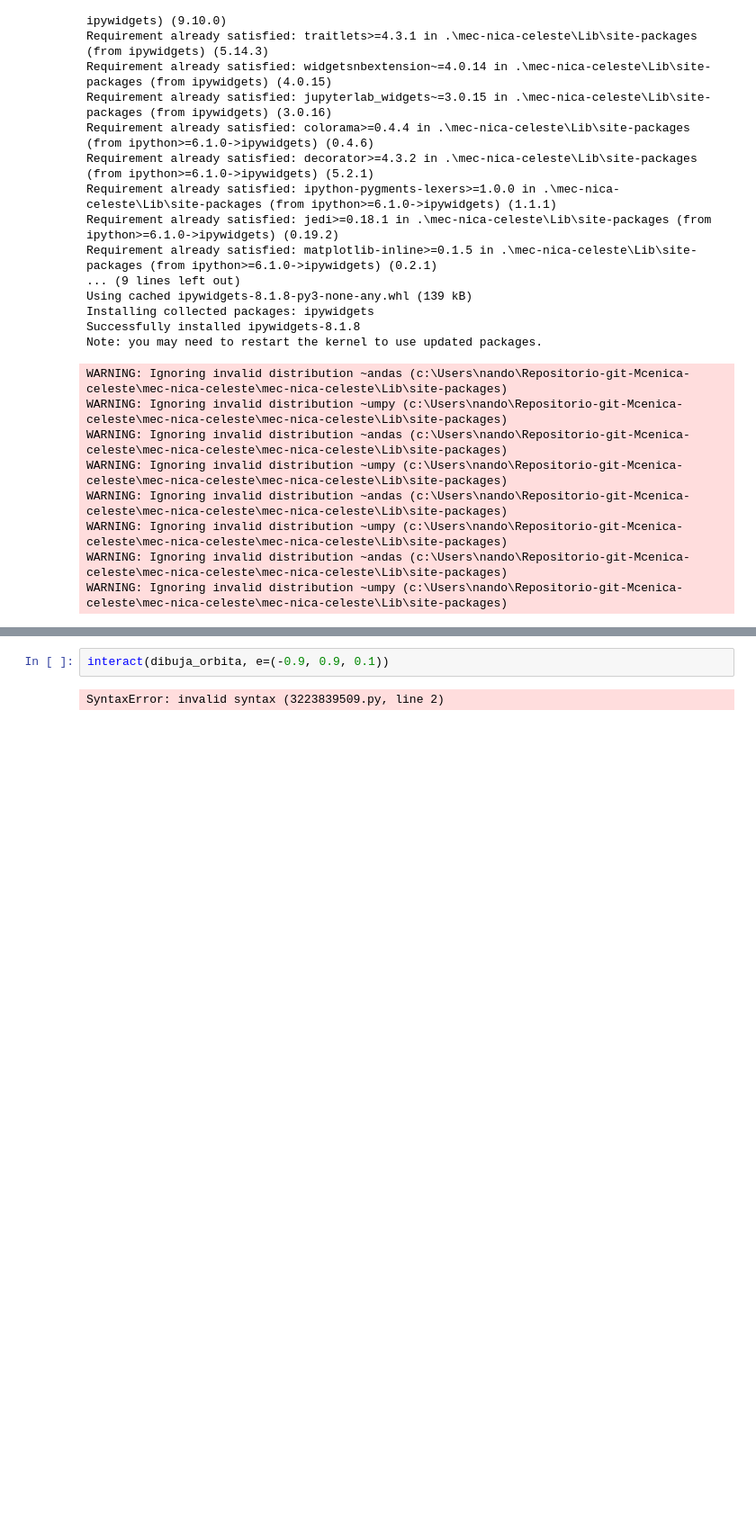
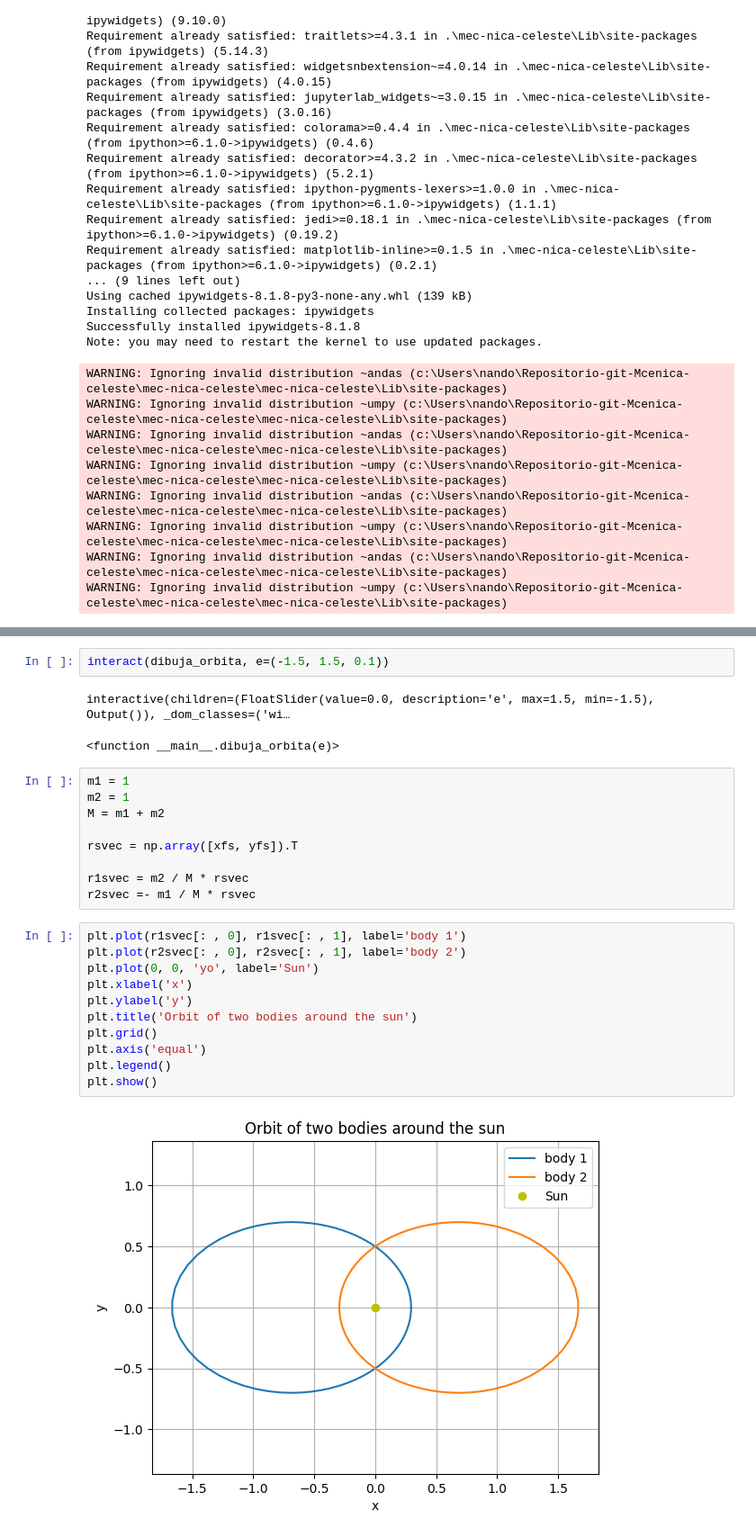
Before and after one commit to LFCA17/mec-nica-celeste, a Jupyter notebook: codigo_inte.ipynb, the cells around one changed output, grey strips where cells are left out. Shown at 90% size. Drawn from its saved outputs; the diff is of its cells as text; blank space fills up the shorter version.

```diff
--- a/codigo_inte.ipynb
+++ b/codigo_inte.ipynb
@@ -98,4 +102,27 @@ interactive(children=(FloatSlider(value=0.0, description='e', max=0.9, min=-0.9)
 # %%
-interact(dibuja_orbita, e=(-0.9, 0.9, 0.1))
+interact(dibuja_orbita, e=(-1.5, 1.5, 0.1))
 # %% [output]
-SyntaxError: invalid syntax (3223839509.py, line 2)
+interactive(children=(FloatSlider(value=0.0, description='e', max=1.5, min=-1.5), Output()), _dom_classes=('wi…
+<function __main__.dibuja_orbita(e)>
+# %%
+m1 = 1
+m2 = 1
+M = m1 + m2
+
+rsvec = np.array([xfs, yfs]).T
+
+r1svec = m2 / M * rsvec
+r2svec =- m1 / M * rsvec
+# %%
+plt.plot(r1svec[: , 0], r1svec[: , 1], label='body 1')
+plt.plot(r2svec[: , 0], r2svec[: , 1], label='body 2')
+plt.plot(0, 0, 'yo', label='Sun')
+plt.xlabel('x')
+plt.ylabel('y')
+plt.title('Orbit of two bodies around the sun')
+plt.grid()
+plt.axis('equal')
+plt.legend()
+plt.show()
+# %% [output]
+[figure, added]
```
Also changed, not shown: parts of 1 cell of this notebook.
